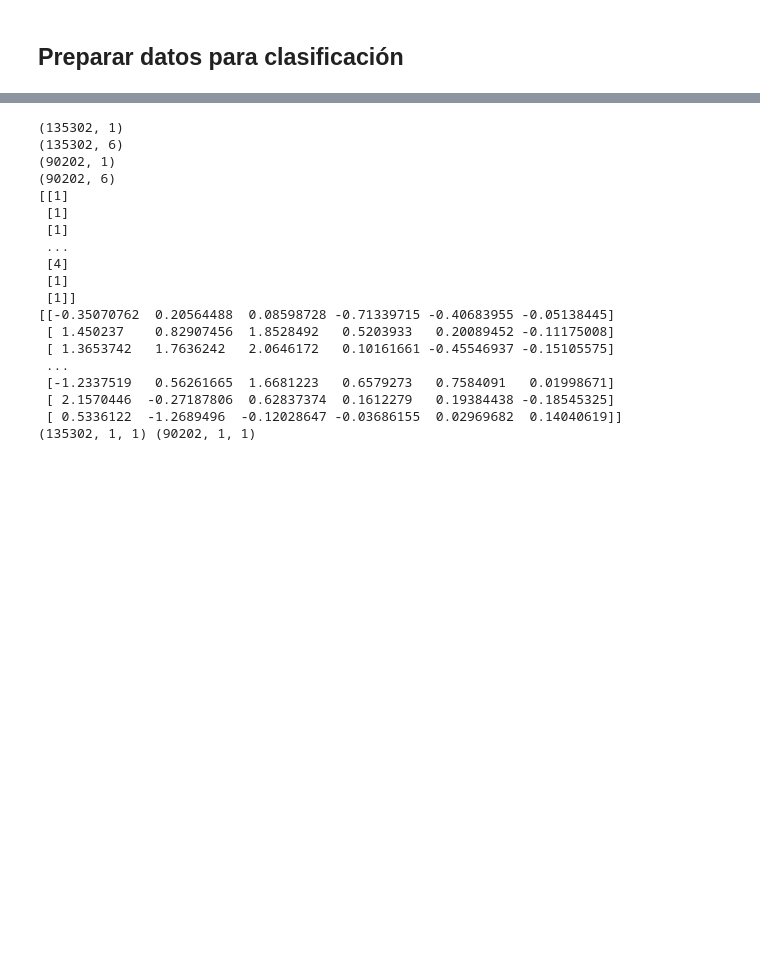
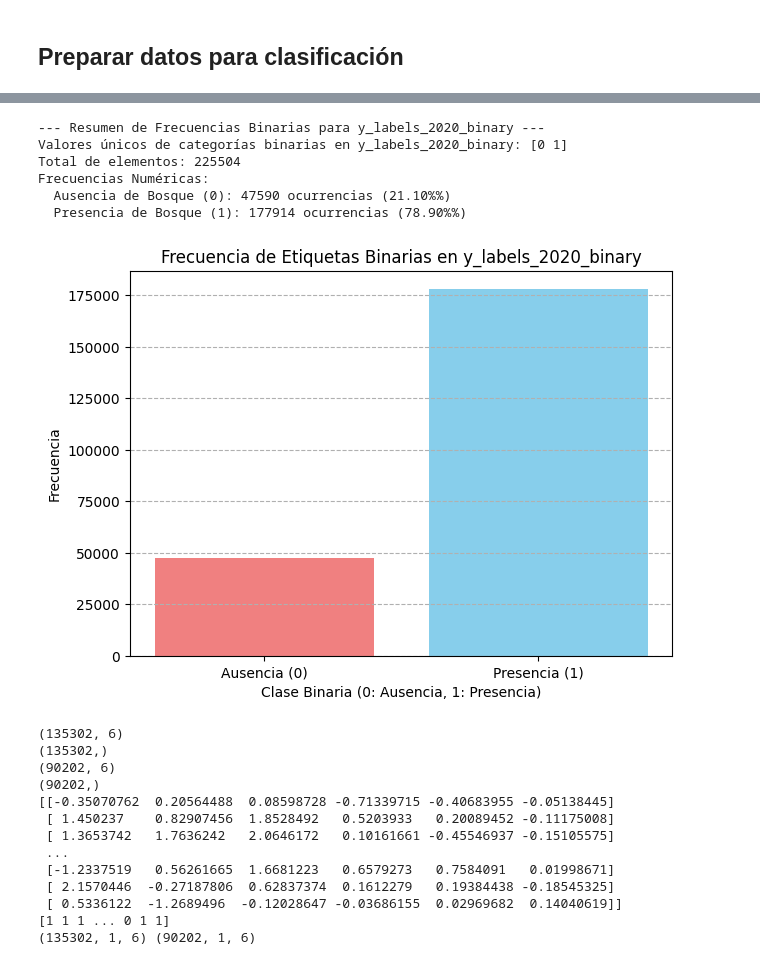
Before and after one commit to Naylet92/Estudio_ambiental, a Jupyter notebook: San Gabriel/SGB_clasificacion_ANN_2020_ver1.ipynb, the cells around one changed output, grey strips where cells are left out. Drawn from its saved outputs; the diff is of its cells as text; code cells hidden in the pictures; blank space fills up the shorter version.

```diff
--- a/San Gabriel/SGB_clasificacion_ANN_2020_ver1.ipynb
+++ b/San Gabriel/SGB_clasificacion_ANN_2020_ver1.ipynb
@@ -217,5 +261,61 @@ print(y_labels_2020[1000:1020,:])
+# %%
+def relabel_to_binary(labels_array, forest_class=1):
+    """
+    Re-etiqueta un array de categorías a un formato binario.
+    `forest_class` se mapea a 1, todas las demás clases a 0.
+    """
+    # Aplanar el array para asegurar el procesamiento de elementos individuales
+    flat_labels = labels_array.flatten()
+
+    # Crear un nuevo array binario
+    binary_labels = np.where(flat_labels == forest_class, 1, 0)
+
+    return binary_labels
+
+
+def plot_binary_label_frequencies(binary_labels_array, name):
+    """
+    Calcula y grafica las frecuencias de un array de etiquetas binarias (0 o 1).
+    """
+    print(f"\n--- Resumen de Frecuencias Binarias para {name} ---")
+
+    if binary_labels_array.size == 0:
+        print(f"No hay etiquetas para procesar en {name}.")
+        return
+
+    unique_labels, counts = np.unique(binary_labels_array, return_counts=True)
+
+    print(f"Valores únicos de categorías binarias en {name}: {unique_labels}")
+    print(f"Total de elementos: {len(binary_labels_array)}")
+    print("Frecuencias Numéricas:")
+    for label, count in zip(unique_labels, counts):
+        percentage = (count / len(binary_labels_array)) * 100
+        label_name = "Presencia de Bosque (1)" if label == 1 else "Ausencia de Bosque (0)"
+        print(f"  {label_name}: {count} ocurrencias ({percentage:.2f}%%)")
+
+    plt.figure(figsize=(7, 5))
+    plt.bar([str(l) for l in unique_labels], counts, color=['lightcoral', 'skyblue'])
+    plt.title(f'Frecuencia de Etiquetas Binarias en {name}')
+    plt.xlabel('Clase Binaria (0: Ausencia, 1: Presencia)')
+    plt.ylabel('Frecuencia')
+    plt.xticks(['0', '1'], ['Ausencia (0)', 'Presencia (1)'])
+    plt.grid(axis='y', linestyle='--')
+    plt.show()
+
+
+# Re-etiquetar y procesar y_labels_2020_SGB
+y_labels_2020_binary = relabel_to_binary(y_labels_2020, forest_class=1)
+plot_binary_label_frequencies(y_labels_2020_binary, 'y_labels_2020_binary')
+# %% [output]
+--- Resumen de Frecuencias Binarias para y_labels_2020_binary ---
+Valores únicos de categorías binarias en y_labels_2020_binary: [0 1]
+Total de elementos: 225504
+Frecuencias Numéricas:
+  Ausencia de Bosque (0): 47590 ocurrencias (21.10%%)
+  Presencia de Bosque (1): 177914 ocurrencias (78.90%%)
+[figure, added]
 # %%
-xTrain, xTest, yTrain, yTest = train_test_split(x_features_2020, y_labels_2020, test_size=0.4, random_state=2)
+xTrain, xTest, yTrain, yTest = train_test_split(x_features_2020, y_labels_2020_binary, test_size=0.4, random_state=2)
 
 print(xTrain.shape)
 print(yTrain.shape)
@@ -232,17 +332,10 @@ xTest = xTest.reshape((xTest.shape[0], 1, xTest.shape[1]))
 
 print(xTrain.shape, xTest.shape)
 # %% [output]
-(135302, 1)
 (135302, 6)
-(90202, 1)
+(135302,)
 (90202, 6)
-[[1]
- [1]
- [1]
- ...
- [4]
- [1]
- [1]]
+(90202,)
 [[-0.35070762  0.20564488  0.08598728 -0.71339715 -0.40683955 -0.05138445]
  [ 1.450237    0.82907456  1.8528492   0.5203933   0.20089452 -0.11175008]
  [ 1.3653742   1.7636242   2.0646172   0.10161661 -0.45546937 -0.15105575]
@@ -250,7 +343,8 @@ print(xTrain.shape, xTest.shape)
  [-1.2337519   0.56261665  1.6681223   0.6579273   0.7584091   0.01998671]
  [ 2.1570446  -0.27187806  0.62837374  0.1612279   0.19384438 -0.18545325]
  [ 0.5336122  -1.2689496  -0.12028647 -0.03686155  0.02969682  0.14040619]]
-(135302, 1, 1) (90202, 1, 1)
+[1 1 1 ... 0 1 1]
+(135302, 1, 6) (90202, 1, 6)
 # %%
 import tensorflow as tf
 from tensorflow import keras
```
Also changed, not shown: parts of 10 cells of this notebook.
